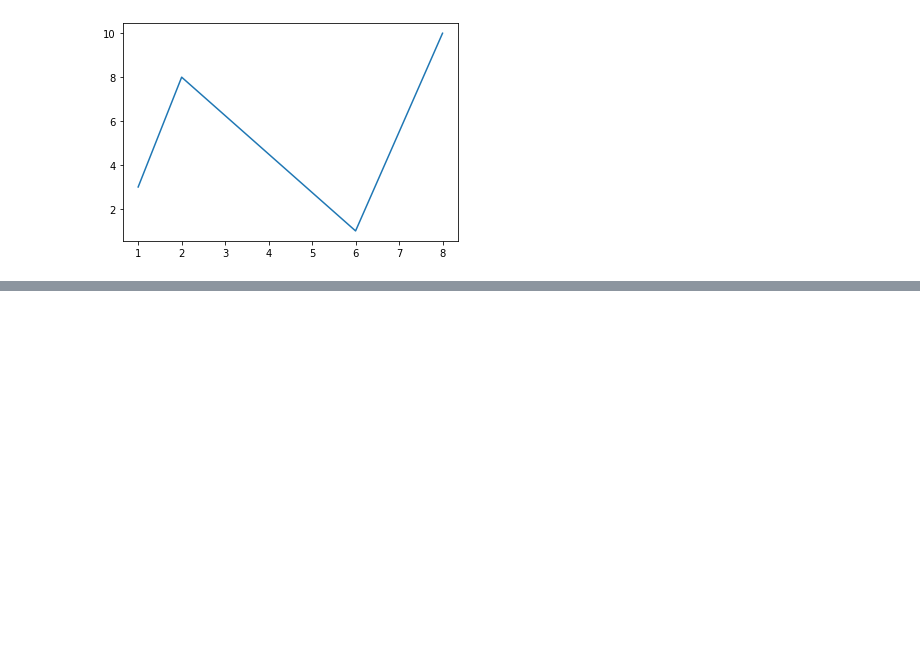
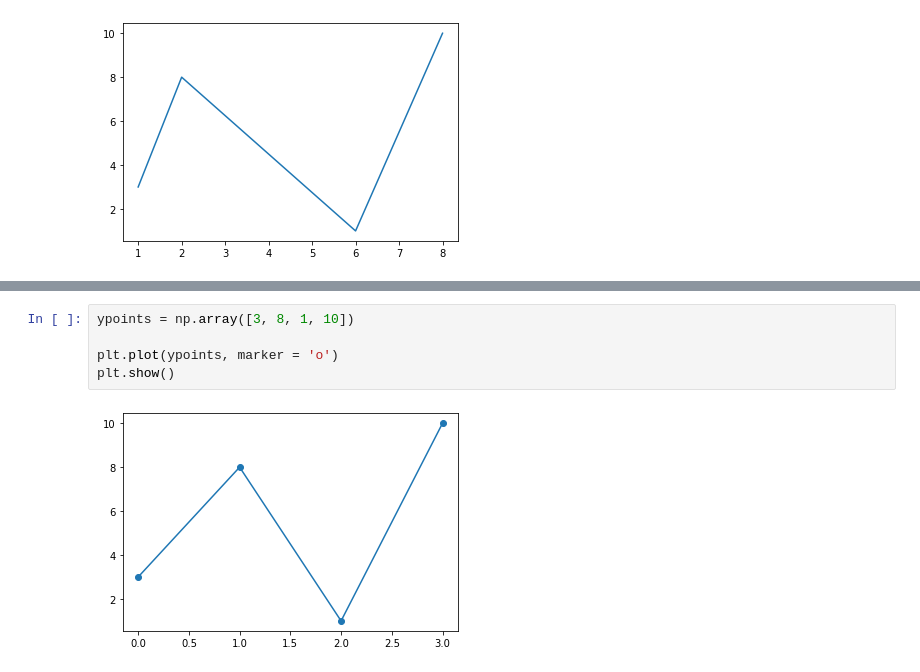
Before and after one commit to rajaramgautam/numpy-pandas-visualization-exercises, a Jupyter notebook: numpy-pandas-visualization-exercises/matplotlib_tutorial_w3_school.ipynb, the cells around one changed output, grey strips where cells are left out. Saved outputs shown, nothing was run; the diff lists cells and outputs as text; blank space fills up the shorter version.

```diff
--- a/numpy-pandas-visualization-exercises/matplotlib_tutorial_w3_school.ipynb
+++ b/numpy-pandas-visualization-exercises/matplotlib_tutorial_w3_school.ipynb
@@ -86,0 +108,7 @@ plt.show()
+# %%
+ypoints = np.array([3, 8, 1, 10])
+
+plt.plot(ypoints, marker = 'o')
+plt.show()
+# %% [output]
+[figure, added]
```
Also changed, not shown: parts of 19 cells of this notebook.
